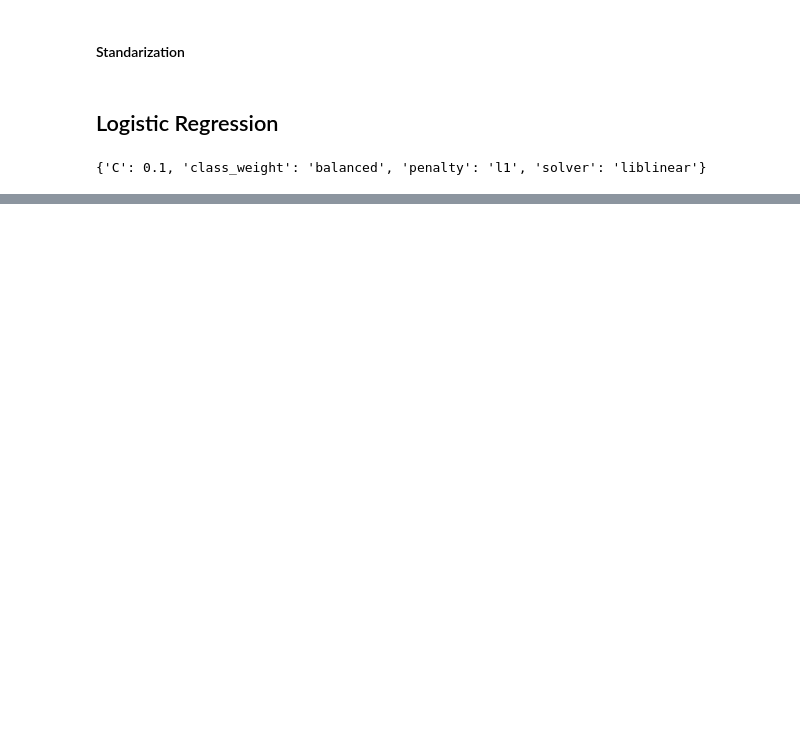
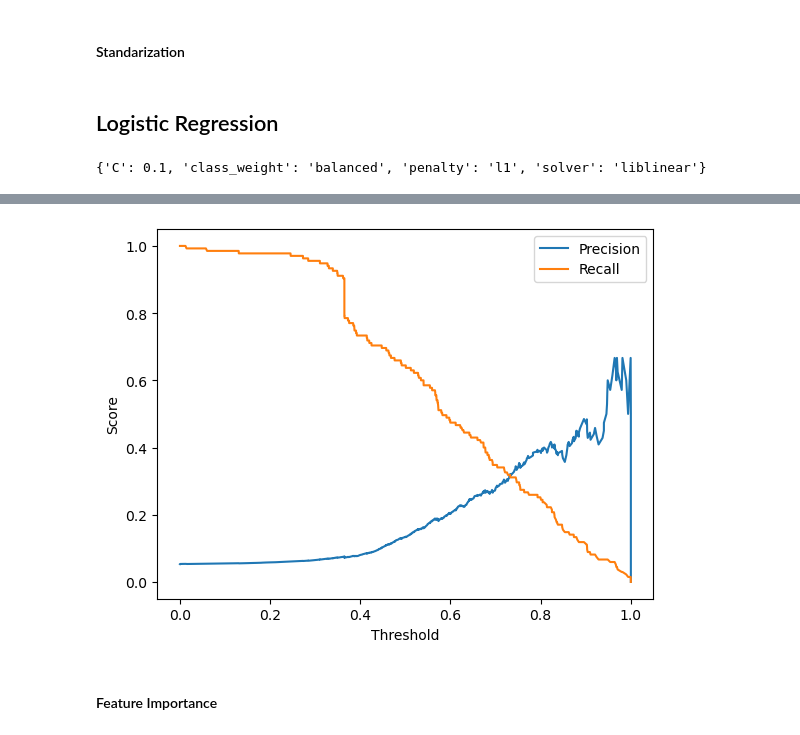
Before and after one commit to tina-ytyuan/SP26_IDS705_ML_Project, a Jupyter notebook: regressions.ipynb, the cells around one changed output, grey strips where cells are left out. Drawn from its saved outputs; the diff is of its cells as text; code cells hidden in the pictures; blank space fills up the shorter version.

```diff
--- a/regressions.ipynb
+++ b/regressions.ipynb
@@ -220,0 +251,9 @@ roc_auc_score(y_val, y_val_pred)
+# %%
+y_val_prob = best_model.predict_proba(X_val_processed)[:, 1]
+
+for t in [0.5, 0.6, 0.7, 0.8]:
+    preds = (y_val_prob >= t).astype(int)
+    cm = confusion_matrix(y_val, preds)
+    print(f"Threshold: {t}")
+    print(cm)
+    print()
@@ -220,0 +276,15 @@ roc_auc_score(y_val, y_val_pred)
+# %%
+from sklearn.metrics import precision_recall_curve
+
+precision, recall, thresholds = precision_recall_curve(y_val, y_val_prob)
+
+plt.plot(thresholds, precision[:-1], label="Precision")
+plt.plot(thresholds, recall[:-1], label="Recall")
+plt.xlabel("Threshold")
+plt.ylabel("Score")
+plt.legend()
+plt.show()
+# %% [output]
+[figure, added]
+# %% [markdown]
+#### Feature Importance
```
Also changed, not shown: parts of 10 cells of this notebook.
